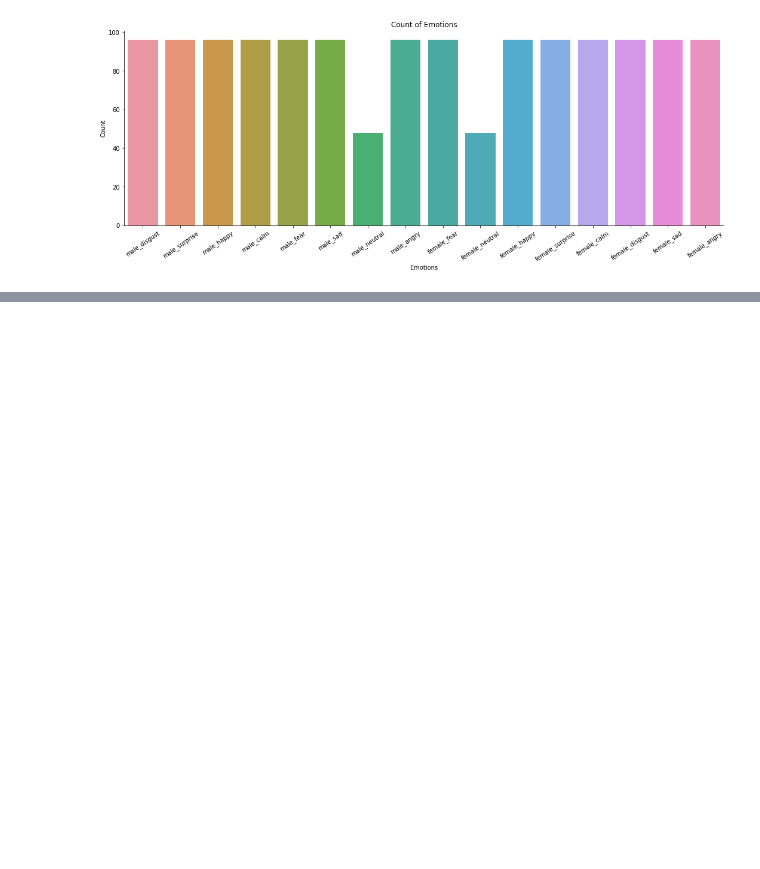
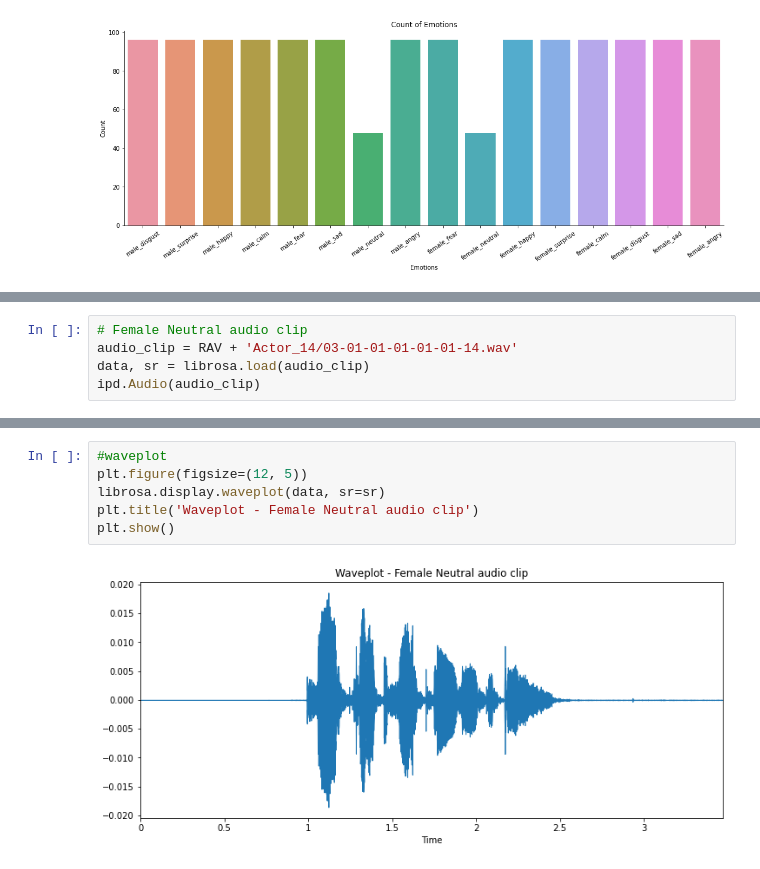
Before and after one commit to Rajesh1505/Speech_Emotion_Recognition_Rajesh_Kumar_Patel-Capstone_Project, a Jupyter notebook: Speech_Emotion_Recognition.ipynb, the cells around one changed output, grey strips where cells are left out. Drawn from its saved outputs; the diff is of its cells as text; blank space fills up the shorter version.

```diff
--- a/Speech_Emotion_Recognition.ipynb
+++ b/Speech_Emotion_Recognition.ipynb
@@ -122,0 +133,5 @@ plt.show()
+# %%
+# Female Neutral audio clip
+audio_clip = RAV + 'Actor_14/03-01-01-01-01-01-14.wav'
+data, sr = librosa.load(audio_clip)
+ipd.Audio(audio_clip)
@@ -122,0 +140,8 @@ plt.show()
+# %%
+#waveplot
+plt.figure(figsize=(12, 5))
+librosa.display.waveplot(data, sr=sr)
+plt.title('Waveplot - Female Neutral audio clip')
+plt.show()
+# %% [output]
+[figure, added]
```
Also changed, not shown: parts of 25 cells of this notebook.
